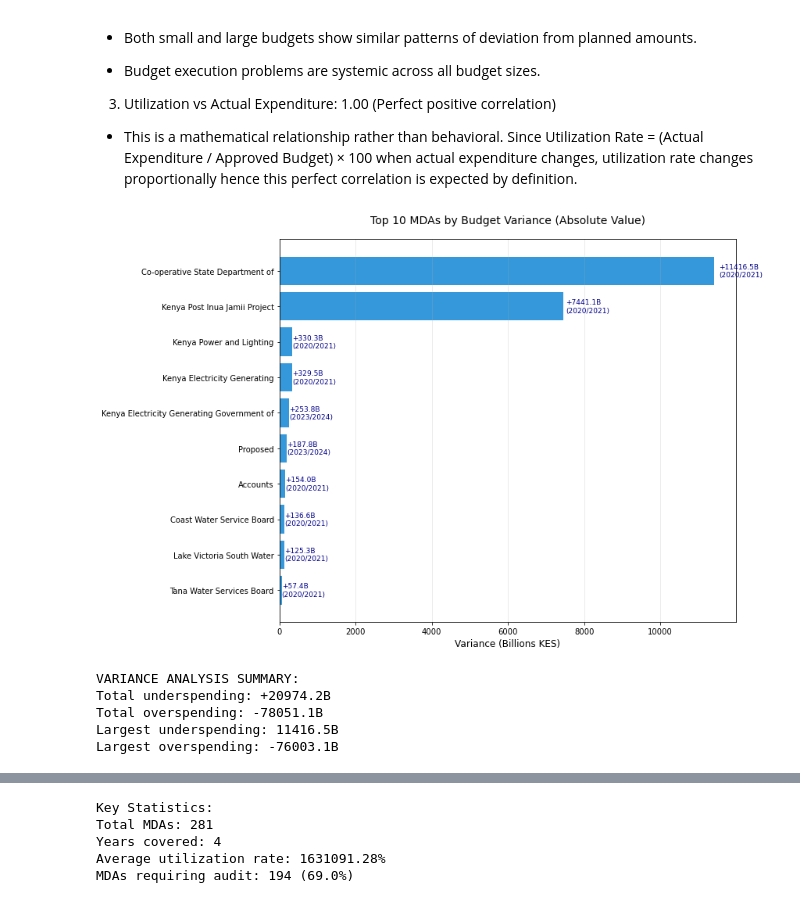
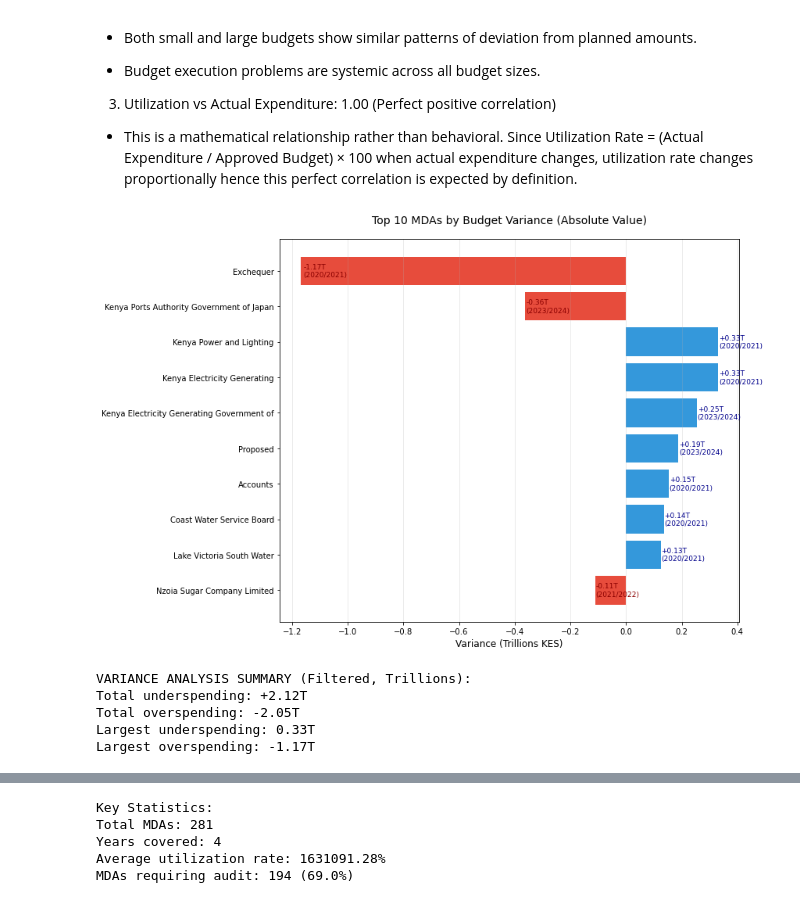
Before and after one commit to Sydney-Were/Analysis-of-National-Government-Ministries-Departments-and-Agencies-Budget-Data, a Jupyter notebook: Analysis.ipynb, the cells around one changed output, grey strips where cells are left out. Saved outputs shown, nothing was run; the diff lists cells and outputs as text; code cells hidden in the pictures.

```diff
--- a/Analysis.ipynb
+++ b/Analysis.ipynb
@@ -464,43 +466,62 @@ KEY INSIGHTS:
 
 - This is a mathematical relationship rather than behavioral. Since Utilization Rate = (Actual Expenditure / Approved Budget) × 100 when actual expenditure changes, utilization rate changes proportionally hence this perfect correlation is expected by definition.
 # %%
-# MDAs with Highest Absolute Variances
+
+df_filtered = df[
+    (df["Approved Budget"] < 5e12) &
+    (df["Actual Expenditure"] < 5e12)
+].copy()
+
+# ------------------------------
+# 2. Get top 10 MDAs by absolute variance
+# ------------------------------
+top_variances = df_filtered.reindex(
+    df_filtered['variance'].abs().sort_values(ascending=False).index
+).head(10)[['MDA_name', 'variance', 'Financial Year']]
+
+# Convert variance to trillions
+top_variances['variance_trillions'] = top_variances['variance'] / 1e12
+
+# ------------------------------
+# 3. Create bar plot
+# ------------------------------
 plt.figure(figsize=(12, 8))
+bars = plt.barh(
+    range(len(top_variances)),
+    top_variances['variance_trillions'],
+    color=['#e74c3c' if x < 0 else '#3498db' for x in top_variances['variance_trillions']]
+)
 
-# Get top 10 MDAs by absolute variance
-top_variances = df.nlargest(10, 'variance', keep='all')[['MDA_name', 'variance', 'Financial Year']]
-top_variances['variance_billions'] = top_variances['variance'] / 1e9
-
-# Create bar plot
-bars = plt.barh(range(len(top_variances)), top_variances['variance_billions'],
-                color=['#e74c3c' if x < 0 else '#3498db' for x in top_variances['variance_billions']])
 plt.yticks(range(len(top_variances)), top_variances['MDA_name'], fontsize=10)
-plt.xlabel('Variance (Billions KES)', fontsize=12)
+plt.xlabel('Variance (Trillions KES)', fontsize=12)
 plt.title('Top 10 MDAs by Budget Variance (Absolute Value)', fontsize=14, pad=20)
 
-# Add value labels and year information
-for i, (value, year) in enumerate(zip(top_variances['variance_billions'], top_variances['Financial Year'])):
-    plt.text(value + (0.01 * abs(value)), i, f'{value:+.1f}B\n({year})',
+# Add value labels and year info
+for i, (value, year) in enumerate(zip(top_variances['variance_trillions'], top_variances['Financial Year'])):
+    plt.text(value + (0.01 * abs(value)), i,
+             f'{value:+.2f}T\n({year})',
              va='center', fontsize=9,
              color='darkred' if value < 0 else 'darkblue')
 
-plt.gca().invert_yaxis()  # Highest values at top
+plt.gca().invert_yaxis()
 plt.grid(axis='x', alpha=0.3)
 plt.tight_layout()
 plt.show()
 
-# Print summary statistics
-print("VARIANCE ANALYSIS SUMMARY:")
-print(f"Total underspending: {df[df['variance'] > 0]['variance'].sum()/1e9:+.1f}B")
-print(f"Total overspending: {df[df['variance'] < 0]['variance'].sum()/1e9:+.1f}B")
-print(f"Largest underspending: {df['variance'].max()/1e9:.1f}B")
-print(f"Largest overspending: {df['variance'].min()/1e9:.1f}B")
+# ------------------------------
+# 4. Print summary statistics
+# ------------------------------
+print("VARIANCE ANALYSIS SUMMARY (Filtered, Trillions):")
+print(f"Total underspending: {df_filtered[df_filtered['variance'] > 0]['variance'].sum()/1e12:+.2f}T")
+print(f"Total overspending: {df_filtered[df_filtered['variance'] < 0]['variance'].sum()/1e12:+.2f}T")
+print(f"Largest underspending: {df_filtered['variance'].max()/1e12:.2f}T")
+print(f"Largest overspending: {df_filtered['variance'].min()/1e12:.2f}T")
 # %% [output]
-[figure, old version]
+[figure, new version]
-VARIANCE ANALYSIS SUMMARY:
-Total underspending: +20974.2B
-Total overspending: -78051.1B
-Largest underspending: 11416.5B
-Largest overspending: -76003.1B
+VARIANCE ANALYSIS SUMMARY (Filtered, Trillions):
+Total underspending: +2.12T
+Total overspending: -2.05T
+Largest underspending: 0.33T
+Largest overspending: -1.17T
 # %% [markdown]
 ##### From our variance analysis summary:
```
Also changed, not shown: parts of 6 cells of this notebook.
